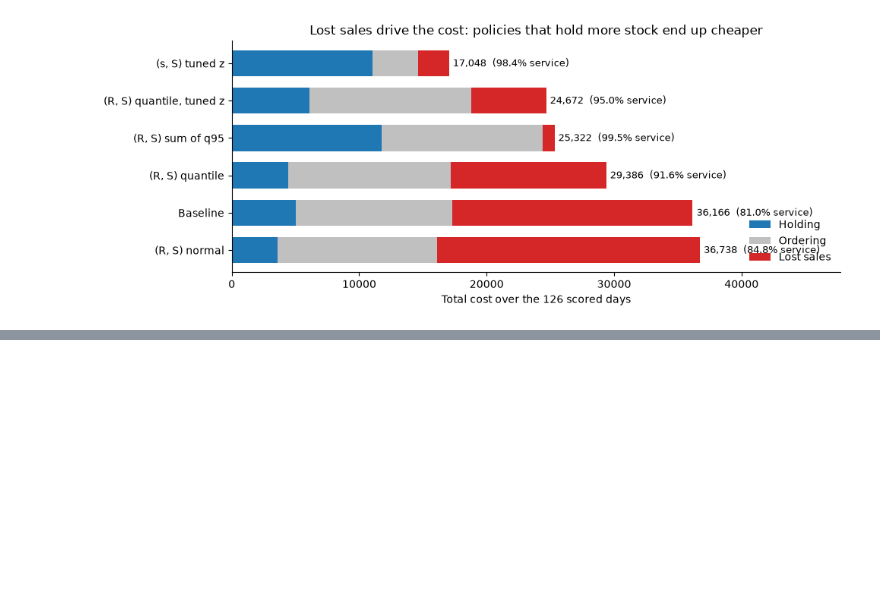
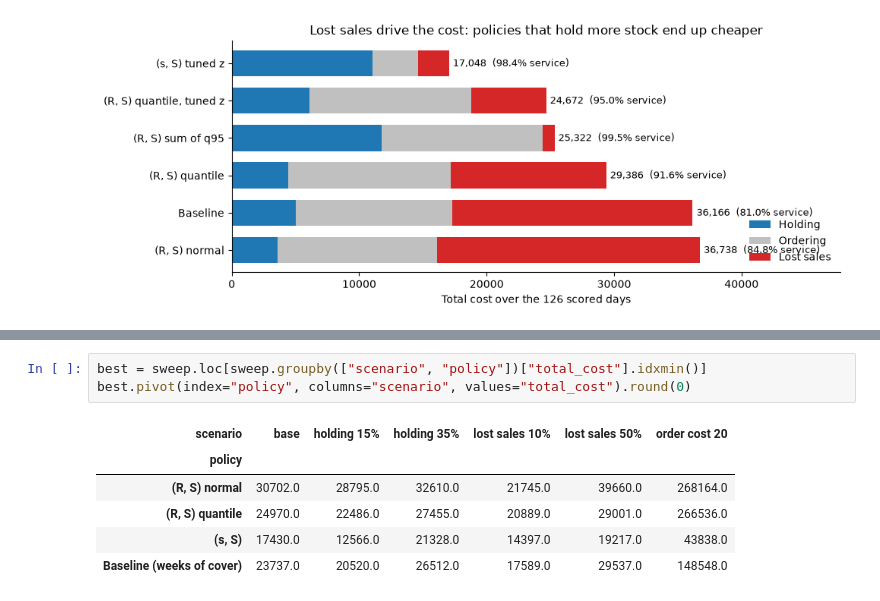
Before and after one commit to vitorneve-s7/supply-chain-decision-platform, a Jupyter notebook: notebooks/03_inventory.ipynb, the cells around one changed output, grey strips where cells are left out. Drawn from its saved outputs; the diff is of its cells as text; blank space fills up the shorter version.

```diff
--- a/notebooks/03_inventory.ipynb
+++ b/notebooks/03_inventory.ipynb
@@ -243,0 +296,10 @@ plt.show()
+# %%
+best = sweep.loc[sweep.groupby(["scenario", "policy"])["total_cost"].idxmin()]
+best.pivot(index="policy", columns="scenario", values="total_cost").round(0)
+# %% [output]
+| scenario | base | holding 15% | holding 35% | lost sales 10% | lost sales 50% | order cost 20 |
+| policy |  |  |  |  |  |  |
+| (R, S) normal | 30702.0 | 28795.0 | 32610.0 | 21745.0 | 39660.0 | 268164.0 |
+| (R, S) quantile | 24970.0 | 22486.0 | 27455.0 | 20889.0 | 29001.0 | 266536.0 |
+| (s, S) | 17430.0 | 12566.0 | 21328.0 | 14397.0 | 19217.0 | 43838.0 |
+| Baseline (weeks of cover) | 23737.0 | 20520.0 | 26512.0 | 17589.0 | 29537.0 | 148548.0 |
```
Also changed, not shown: parts of 3 cells of this notebook, 6 other files.
